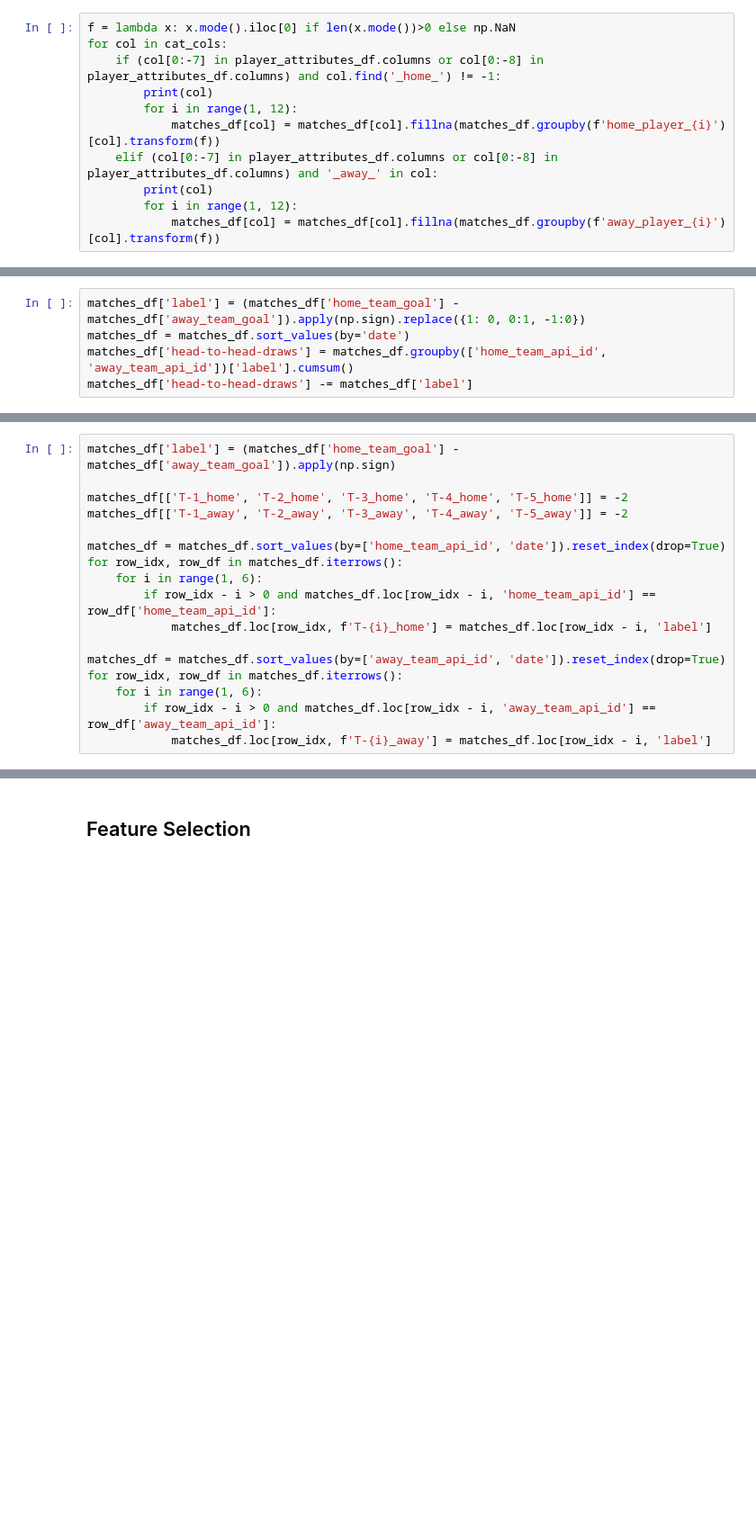
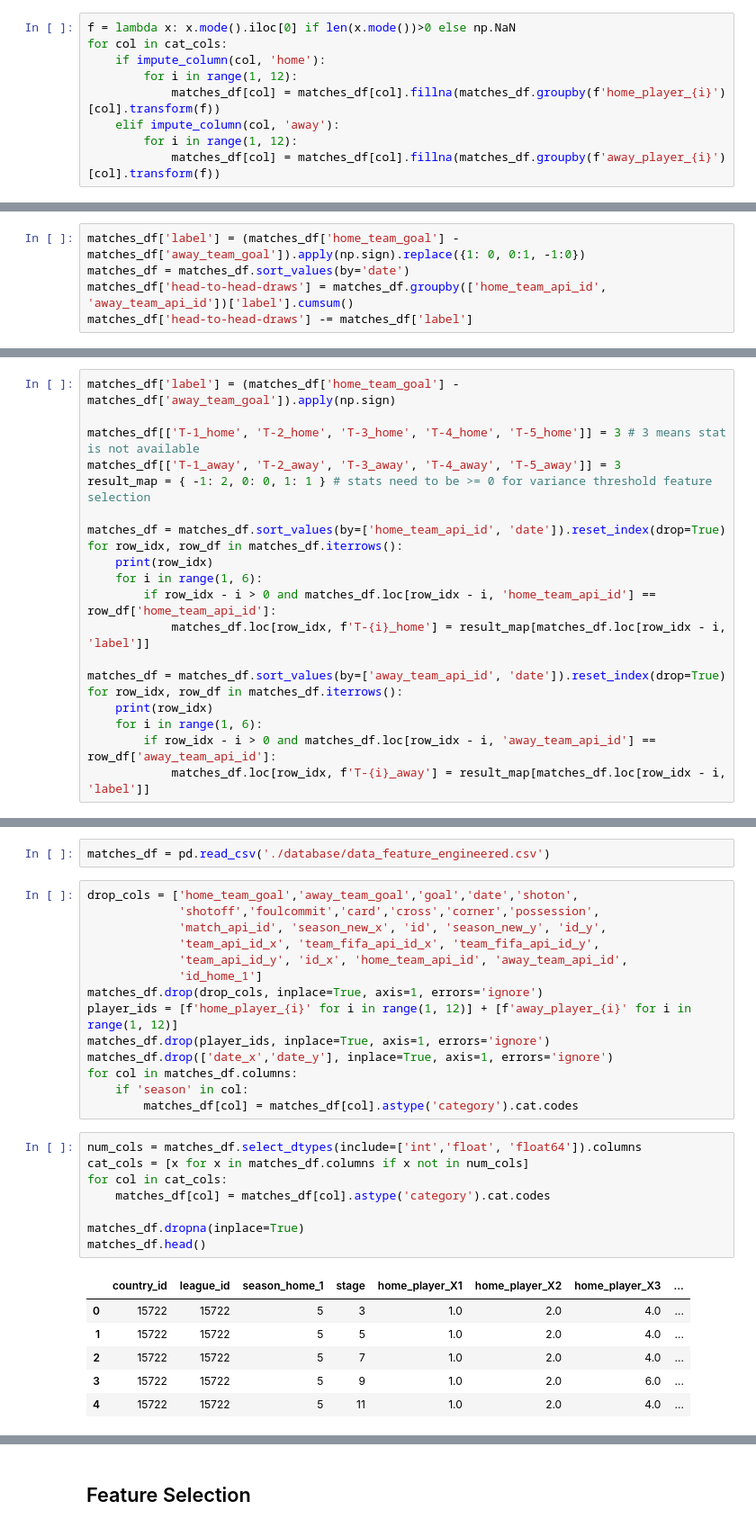
Before and after one commit to Ferox98/World-cup-predictions, a Jupyter notebook: analysis-imputation.ipynb, the cells around one changed output, grey strips where cells are left out. Shown at 90% size. Saved outputs shown, nothing was run; the diff lists cells and outputs as text; blank space fills up the shorter version.

```diff
--- a/analysis-imputation.ipynb
+++ b/analysis-imputation.ipynb
@@ -195,11 +197,9 @@ gk_reflexes_away_11
 # %%
 f = lambda x: x.mode().iloc[0] if len(x.mode())>0 else np.NaN
 for col in cat_cols:
-    if (col[0:-7] in player_attributes_df.columns or col[0:-8] in player_attributes_df.columns) and col.find('_home_') != -1:
-        print(col)
+    if impute_column(col, 'home'):
         for i in range(1, 12):
             matches_df[col] = matches_df[col].fillna(matches_df.groupby(f'home_player_{i}')[col].transform(f))
-    elif (col[0:-7] in player_attributes_df.columns or col[0:-8] in player_attributes_df.columns) and '_away_' in col:
-        print(col)
+    elif impute_column(col, 'away'):
         for i in range(1, 12):
             matches_df[col] = matches_df[col].fillna(matches_df.groupby(f'away_player_{i}')[col].transform(f))
@@ -285,17 +314,20 @@ matches_df['head-to-head-draws'] -= matches_df['label']
 # %%
 matches_df['label'] = (matches_df['home_team_goal'] - matches_df['away_team_goal']).apply(np.sign)
 
-matches_df[['T-1_home', 'T-2_home', 'T-3_home', 'T-4_home', 'T-5_home']] = -2
-matches_df[['T-1_away', 'T-2_away', 'T-3_away', 'T-4_away', 'T-5_away']] = -2
+matches_df[['T-1_home', 'T-2_home', 'T-3_home', 'T-4_home', 'T-5_home']] = 3 # 3 means stat is not available
+matches_df[['T-1_away', 'T-2_away', 'T-3_away', 'T-4_away', 'T-5_away']] = 3
+result_map = { -1: 2, 0: 0, 1: 1 } # stats need to be >= 0 for variance threshold feature selection
 
 matches_df = matches_df.sort_values(by=['home_team_api_id', 'date']).reset_index(drop=True)
 for row_idx, row_df in matches_df.iterrows():
+    print(row_idx)
     for i in range(1, 6):
         if row_idx - i > 0 and matches_df.loc[row_idx - i, 'home_team_api_id'] == row_df['home_team_api_id']:
-            matches_df.loc[row_idx, f'T-{i}_home'] = matches_df.loc[row_idx - i, 'label']
+            matches_df.loc[row_idx, f'T-{i}_home'] = result_map[matches_df.loc[row_idx - i, 'label']]
 
 matches_df = matches_df.sort_values(by=['away_team_api_id', 'date']).reset_index(drop=True)
 for row_idx, row_df in matches_df.iterrows():
+    print(row_idx)
     for i in range(1, 6):
         if row_idx - i > 0 and matches_df.loc[row_idx - i, 'away_team_api_id'] == row_df['away_team_api_id']:
-            matches_df.loc[row_idx, f'T-{i}_away'] = matches_df.loc[row_idx - i, 'label']
+            matches_df.loc[row_idx, f'T-{i}_away'] = result_map[matches_df.loc[row_idx - i, 'label']]
@@ -310 +364,32 @@ X_train, X_test, y_train, y_test = train_test_split(X,y, test_size=0.2,random_st
+# %%
+matches_df = pd.read_csv('./database/data_feature_engineered.csv')
+# %%
+drop_cols = ['home_team_goal','away_team_goal','goal','date','shoton',
+             'shotoff','foulcommit','card','cross','corner','possession',
+             'match_api_id', 'season_new_x', 'id', 'season_new_y', 'id_y',
+             'team_api_id_x', 'team_fifa_api_id_x', 'team_fifa_api_id_y',
+             'team_api_id_y', 'id_x', 'home_team_api_id', 'away_team_api_id',
+             'id_home_1']
+matches_df.drop(drop_cols, inplace=True, axis=1, errors='ignore')
+player_ids = [f'home_player_{i}' for i in range(1, 12)] + [f'away_player_{i}' for i in range(1, 12)]
+matches_df.drop(player_ids, inplace=True, axis=1, errors='ignore')
+matches_df.drop(['date_x','date_y'], inplace=True, axis=1, errors='ignore')
+for col in matches_df.columns:
+    if 'season' in col:
+        matches_df[col] = matches_df[col].astype('category').cat.codes
+# %%
+num_cols = matches_df.select_dtypes(include=['int','float', 'float64']).columns
+cat_cols = [x for x in matches_df.columns if x not in num_cols]
+for col in cat_cols:
+    matches_df[col] = matches_df[col].astype('category').cat.codes
+
+matches_df.dropna(inplace=True)
+matches_df.head()
+# %% [output]
+|  | country_id | league_id | season_home_1 | stage | home_player_X1 | home_player_X2 | home_player_X3 | ... |
+| 0 | 15722 | 15722 | 5 | 3 | 1.0 | 2.0 | 4.0 | ... |
+| 1 | 15722 | 15722 | 5 | 5 | 1.0 | 2.0 | 4.0 | ... |
+| 2 | 15722 | 15722 | 5 | 7 | 1.0 | 2.0 | 4.0 | ... |
+| 3 | 15722 | 15722 | 5 | 9 | 1.0 | 2.0 | 6.0 | ... |
+| 4 | 15722 | 15722 | 5 | 11 | 1.0 | 2.0 | 4.0 | ... |
 # %%
```
Also changed, not shown: parts of 91 cells of this notebook, 1 other file.
